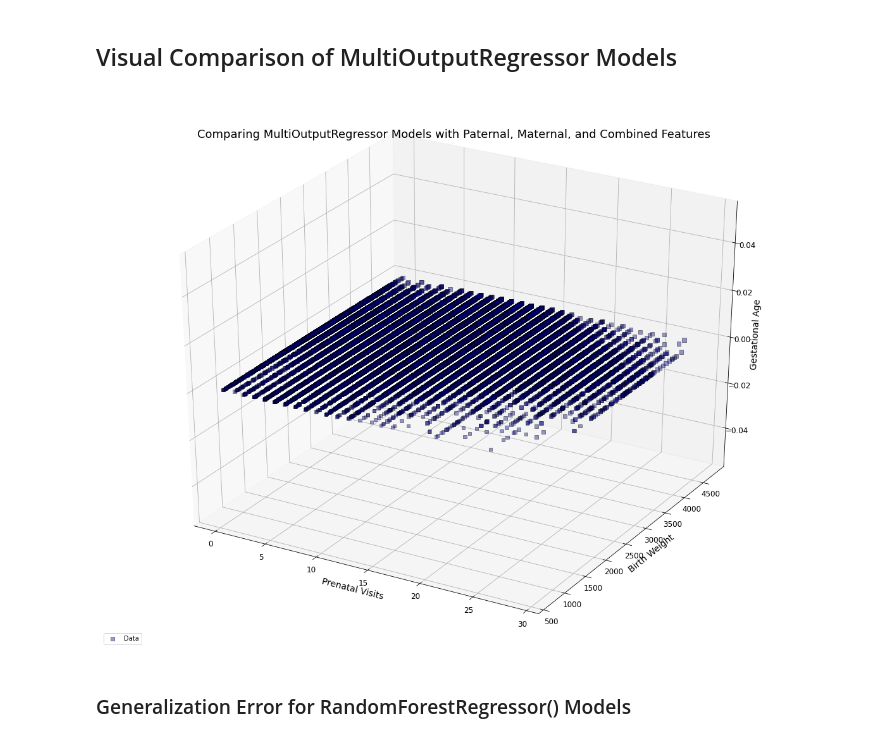
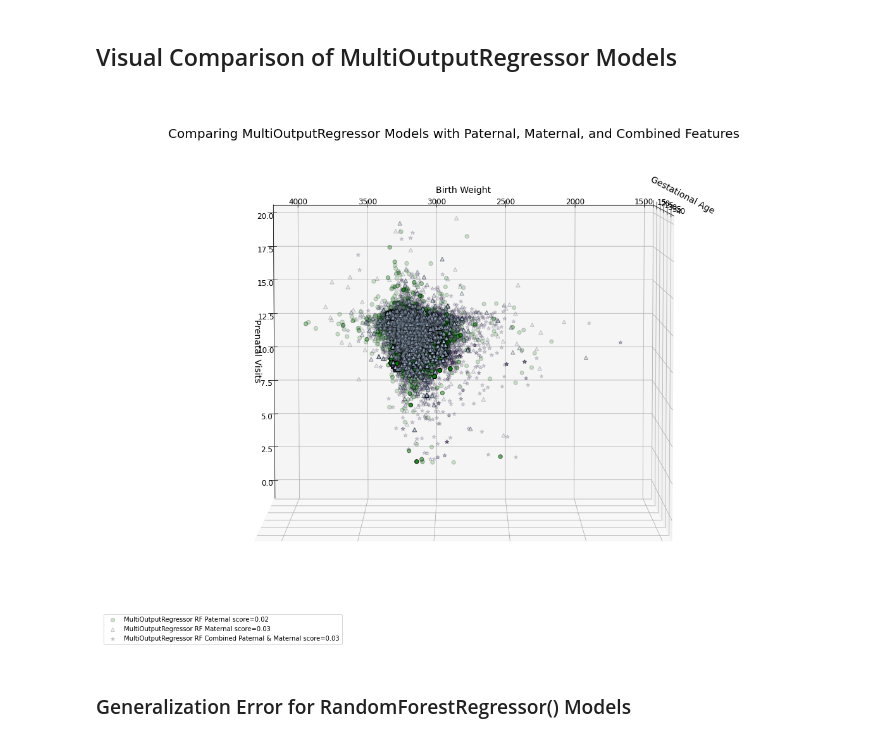
Before and after one commit to beckyeng226/CapstoneProject, a Jupyter notebook: Capstone_Project_Live_Birth_Data_Working_File_2_1_23.ipynb, the cells around one changed output. Cells and saved outputs as stored; diff of their text form; code cells hidden in the pictures.

```diff
--- a/Capstone_Project_Live_Birth_Data_Working_File_2_1_23.ipynb
+++ b/Capstone_Project_Live_Birth_Data_Working_File_2_1_23.ipynb
@@ -1159,6 +1159,8 @@ optimal_rf_reg_paternal = MultiOutputRegressor(RandomForestRegressor(max_depth=1
 # %%
 # Pickle optimal paternal model
 joblib.dump(optimal_rf_reg_paternal, 'reg_paternal_model.pkl')
+# %%
+optimal_rf_reg_paternal = joblib.load('reg_paternal_model.pkl')
 # %% [markdown]
 ### Maternal Model
 # %%
@@ -1229,5 +1231,5 @@ optimal_rf_reg_combined4.score(X_combined_test, y_reg_test)
 # %% [output]
 0.033671986967050316
 # %%
-optimal_rf_reg_combined5 = MultiOutputRegressor(RandomForestRegressor(max_depth=13, n_estimators=600, random_state=42)).fit(X_combined_train, y_reg_train)
+optimal_rf_reg_combined6 = MultiOutputRegressor(RandomForestRegressor(max_depth=13, n_estimators=1000, random_state=42)).fit(X_combined_train, y_reg_train)
 # %%
@@ -1237,3 +1243,5 @@ optimal_rf_reg_combined5.score(X_combined_test, y_reg_test)
+# %%
+optimal_rf_reg_combined = optimal_rf_reg_combined6
 # %% [markdown]
 ## Generalization Error Results
 # %%
@@ -1553,63 +1567,54 @@ r_reg_combined.importances
 # %%
 # Plot the results
 from mpl_toolkits.mplot3d import axes3d
 
 fig = plt.figure(figsize=(20, 16))
 ax = fig.add_subplot(111, projection='3d')
 
-# Data
+# Paternal features
 plt.scatter(
-    y_reg_test.iloc[:, 0],
-    y_reg_test.iloc[:, 1],
-    y_reg_test.iloc[:, 2],
+    optimal_rf_reg_paternal_y_pred[:, 0],
+    optimal_rf_reg_paternal_y_pred[:, 1],
+    optimal_rf_reg_paternal_y_pred[:, 2],
     edgecolor="k",
-    c="navy",
-    marker="s",
-    alpha=0.4,
-    label="Data",
+    c="green",
+    marker="o",
+    alpha=0.2,
+    label="MultiOutputRegressor RF Paternal score=%.2f" % optimal_rf_reg_paternal.score(X_paternal_test, y_reg_test),
 )
-# # Paternal features
-# plt.scatter(
-#     optimal_rf_reg_paternal_y_pred[:, 0],
-#     optimal_rf_reg_paternal_y_pred[:, 1],
-#     optimal_rf_reg_paternal_y_pred[:, 2],
-#     edgecolor="k",
-#     c="cornflowerblue",
-#     marker='o',
-#     alpha=0.4,
-#     label="MultiOutputRegressor RF Paternal score=%.2f" % optimal_rf_reg_paternal.score(X_paternal_test, y_reg_test),
-# )
-# # Maternal features  *** USE BEST MODEL
-# plt.scatter(
-#     optimal_rf_reg_maternal_y_pred[:, 0],
-#     optimal_rf_reg_maternal_y_pred[:, 1],
-#     optimal_rf_reg_maternal_y_pred[:, 2],
-#     edgecolor="k",
-#     c="lightsteelblue",
-#     marker='^',
-#     alpha=0.4,
-#     label="MultiOutputRegressor RF Maternal score=%.2f" % optimal_rf_reg_maternal.score(X_maternal_test, y_reg_test),
-# )
-# # Combined Paternal and Maternal features  ***USE BEST MODEL
-# plt.scatter(
-#     optimal_rf_reg_combined_y_pred[:, 0],
-#     optimal_rf_reg_combined_y_pred[:, 1],
-#     optimal_rf_reg_combined_y_pred[:, 2],
-#     edgecolor="k",
-#     c="mediumpurple",
-#     marker='*',
-#     alpha=0.4,
-#     label="MultiOutputRegressor RF Combined Paternal & Maternal score=%.2f" % optimal_rf_reg_combined.score(X_combined_test, y_reg_test),
-# )
+# Maternal features
+plt.scatter(
+    optimal_rf_reg_maternal_y_pred[:, 0],
+    optimal_rf_reg_maternal_y_pred[:, 1],
+    optimal_rf_reg_maternal_y_pred[:, 2],
+    edgecolor="k",
+    c="lightsteelblue",
+    marker="^",
+    alpha=0.2,
+    label="MultiOutputRegressor RF Maternal score=%.2f" % optimal_rf_reg_maternal.score(X_maternal_test, y_reg_test),
+)
+# Combined Paternal and Maternal features
+plt.scatter(
+    optimal_rf_reg_combined_y_pred[:, 0],
+    optimal_rf_reg_combined_y_pred[:, 1],
+    optimal_rf_reg_combined_y_pred[:, 2],
+    edgecolor="k",
+    c="mediumpurple",
+    marker="*",
+    alpha=0.2,
+    label="MultiOutputRegressor RF Combined Paternal & Maternal score=%.2f" % optimal_rf_reg_combined.score(X_combined_test, y_reg_test),
+)
 
 ax.set_xlabel("Prenatal Visits")
 ax.set_ylabel("Birth Weight")
 ax.set_zlabel('Gestational Age')
+ax.set_zlim(15, 43)
+ax.view_init(95, 180)
 ax.set_title("Comparing MultiOutputRegressor Models with Paternal, Maternal, and Combined Features")
 ax.legend(loc=3)
 plt.show()
 # %% [output]
-[figure, old version]
+[figure, new version]
 # %% [markdown]
 ### Generalization Error for RandomForestRegressor() Models
 # %%
```
Also changed, not shown: parts of 5 cells of this notebook.
